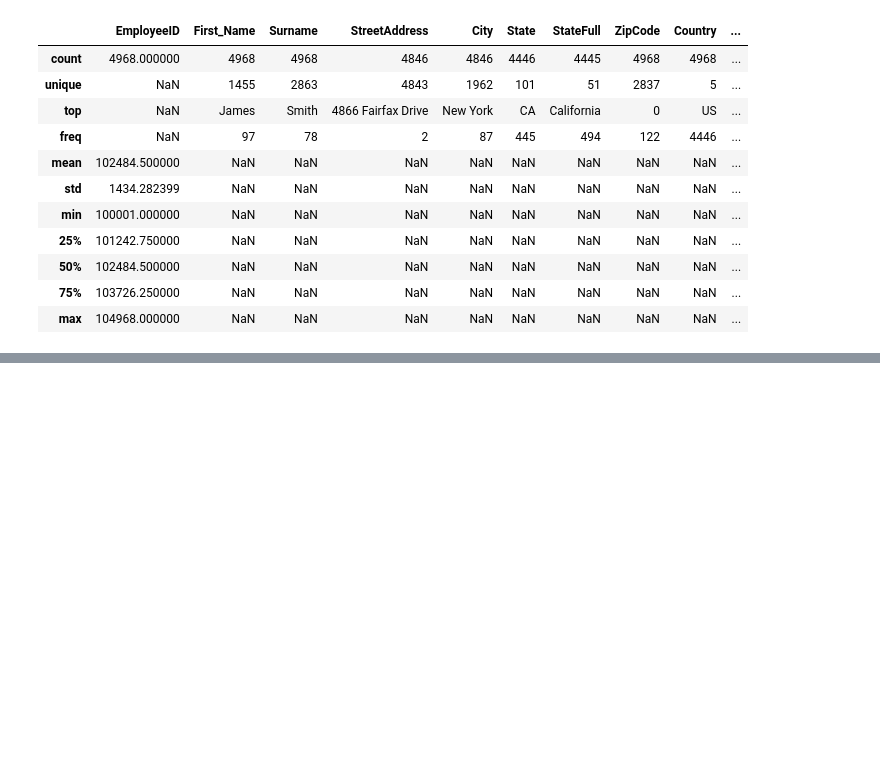
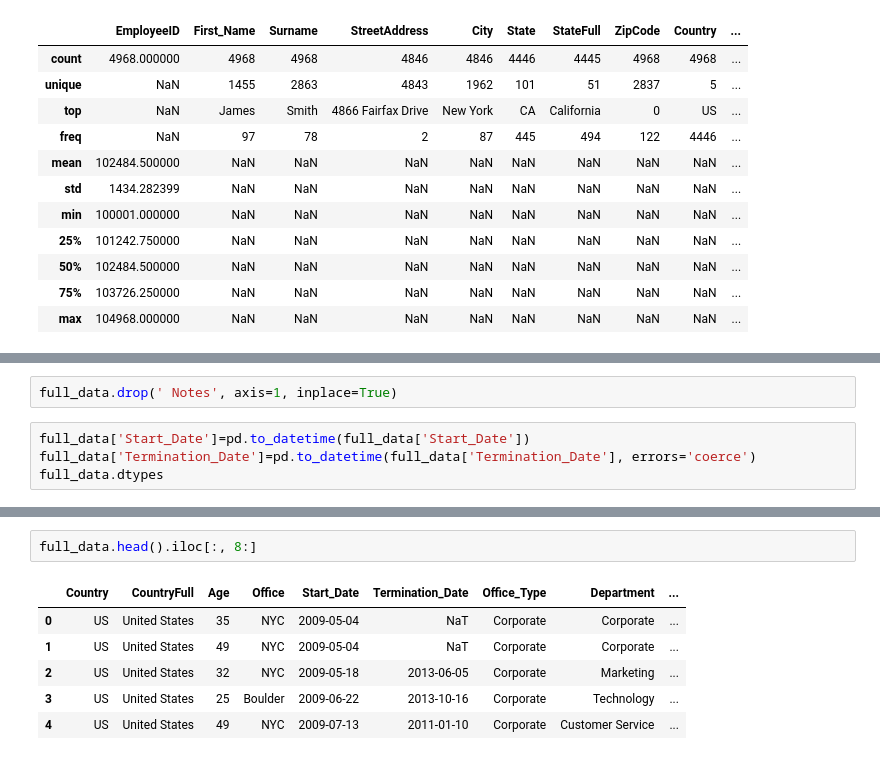
Before and after one commit to BrianLoe/ETL-and-DataViz, a Jupyter notebook: human_resource/HR/ETL phase.ipynb, the cells around one changed output, grey strips where cells are left out. Drawn from its saved outputs; the diff is of its cells as text; blank space fills up the shorter version.

```diff
--- a/human_resource/HR/ETL phase.ipynb
+++ b/human_resource/HR/ETL phase.ipynb
@@ -270,0 +273,6 @@ Notice that the termination_date includes 12/12/2999 which can indicate that the
+# %%
+full_data.drop(' Notes', axis=1, inplace=True)
+# %%
+full_data['Start_Date']=pd.to_datetime(full_data['Start_Date'])
+full_data['Termination_Date']=pd.to_datetime(full_data['Termination_Date'], errors='coerce')
+full_data.dtypes
@@ -270,0 +297,9 @@ Notice that the termination_date includes 12/12/2999 which can indicate that the
+# %%
+full_data.head().iloc[:, 8:]
+# %% [output]
+|  | Country | CountryFull | Age | Office | Start_Date | Termination_Date | Office_Type | Department | ... |
+| 0 | US | United States | 35 | NYC | 2009-05-04 | NaT | Corporate | Corporate | ... |
+| 1 | US | United States | 49 | NYC | 2009-05-04 | NaT | Corporate | Corporate | ... |
+| 2 | US | United States | 32 | NYC | 2009-05-18 | 2013-06-05 | Corporate | Marketing | ... |
+| 3 | US | United States | 25 | Boulder | 2009-06-22 | 2013-10-16 | Corporate | Technology | ... |
+| 4 | US | United States | 49 | NYC | 2009-07-13 | 2011-01-10 | Corporate | Customer Service | ... |
```
Also changed, not shown: parts of 10 cells of this notebook.
